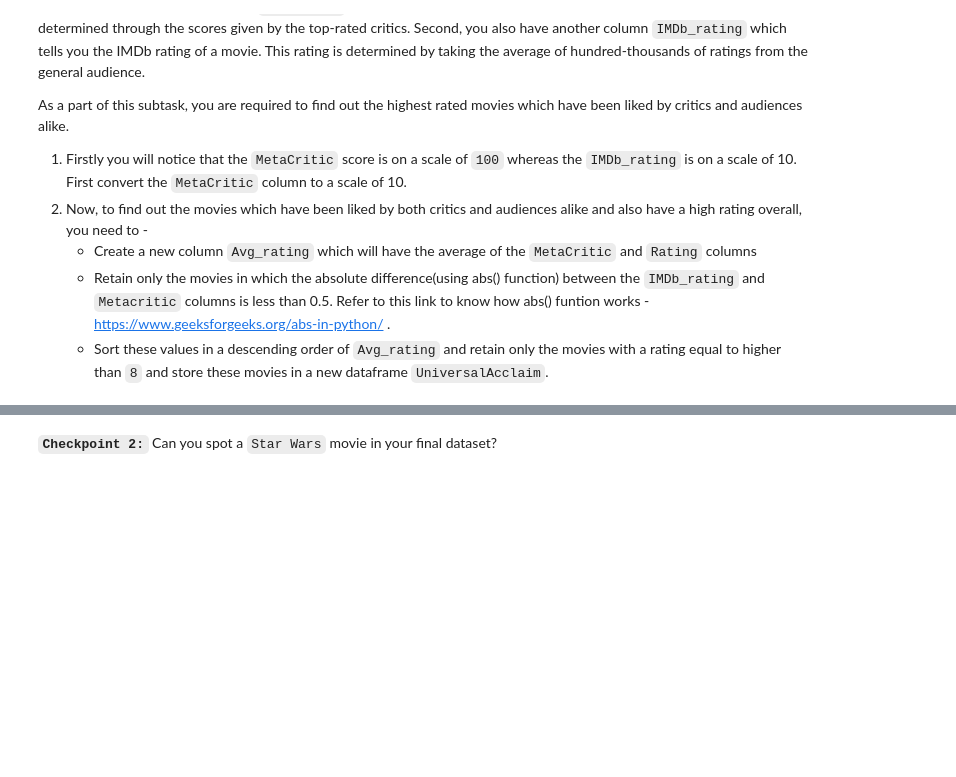
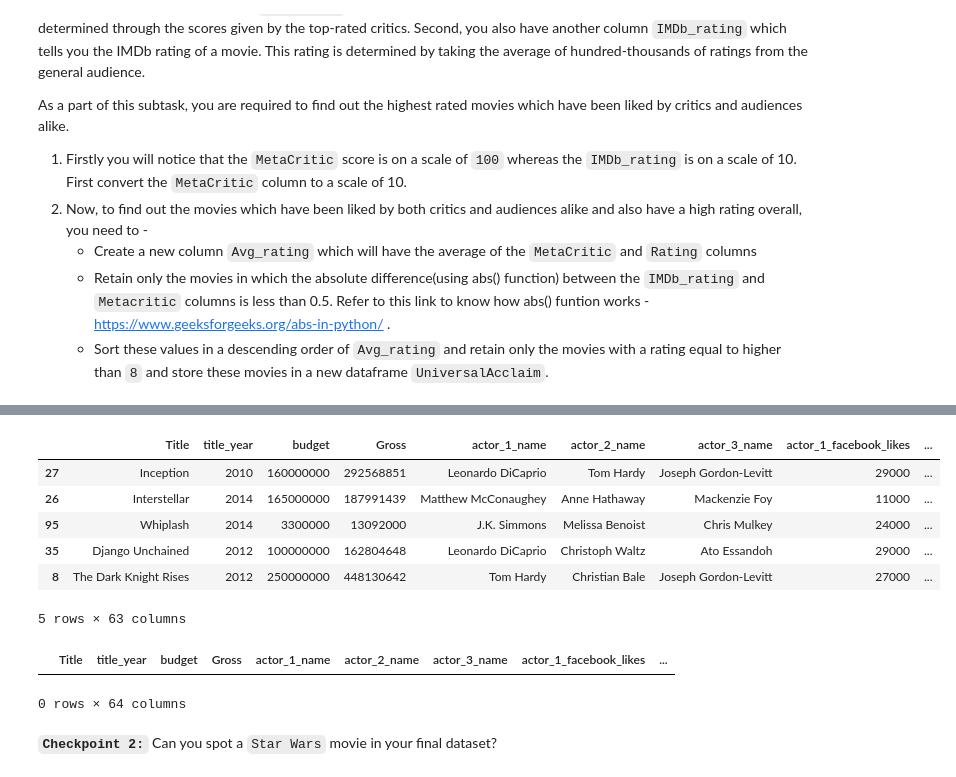
Before and after one commit to tirupari57/AI-Course, a Jupyter notebook: notebooks/visualization_imdb/IMDb+Movie+Assignment.ipynb, the cells around one changed output, grey strips where cells are left out. Cells and saved outputs as stored; diff of their text form; code cells hidden in the pictures; blank space fills up the shorter version.

```diff
--- a/notebooks/visualization_imdb/IMDb+Movie+Assignment.ipynb
+++ b/notebooks/visualization_imdb/IMDb+Movie+Assignment.ipynb
@@ -242,7 +269,24 @@ As a part of this subtask, you are required to find out the highest rated movies
 # %%
 #Sort in descending order of average rating
+movies = movies.sort_values(by='Avg_rating', ascending=False)
+display(movies.head()) ## top rated movies
+# %% [output]
+|  | Title | title_year | budget | Gross | actor_1_name | actor_2_name | actor_3_name | actor_1_facebook_likes | ... |
+| 27 | Inception | 2010 | 160000000 | 292568851 | Leonardo DiCaprio | Tom Hardy | Joseph Gordon-Levitt | 29000 | ... |
+| 26 | Interstellar | 2014 | 165000000 | 187991439 | Matthew McConaughey | Anne Hathaway | Mackenzie Foy | 11000 | ... |
+| 95 | Whiplash | 2014 | 3300000 | 13092000 | J.K. Simmons | Melissa Benoist | Chris Mulkey | 24000 | ... |
+| 35 | Django Unchained | 2012 | 100000000 | 162804648 | Leonardo DiCaprio | Christoph Waltz | Ato Essandoh | 29000 | ... |
+| 8 | The Dark Knight Rises | 2012 | 250000000 | 448130642 | Tom Hardy | Christian Bale | Joseph Gordon-Levitt | 27000 | ... |
+5 rows × 63 columns
 # %%
 # Find the movies with metacritic-rating < 0.5 and also with the average rating of >8
+
+movies['diff'] = abs(movies['MetaCritic'] - movies['IMDb_rating'])
+UniversalAcclaim = movies[(movies['diff'] < 0.5) & (movies['Avg_rating'] > 8)]
+display(UniversalAcclaim) ## top rated movies
+# %% [output]
+|  | Title | title_year | budget | Gross | actor_1_name | actor_2_name | actor_3_name | actor_1_facebook_likes | ... |
+0 rows × 64 columns
 # %% [markdown]
 **`Checkpoint 2:`** Can you spot a `Star Wars` movie in your final dataset?
 # %% [markdown]
```
Also changed, not shown: parts of 11 cells of this notebook.
